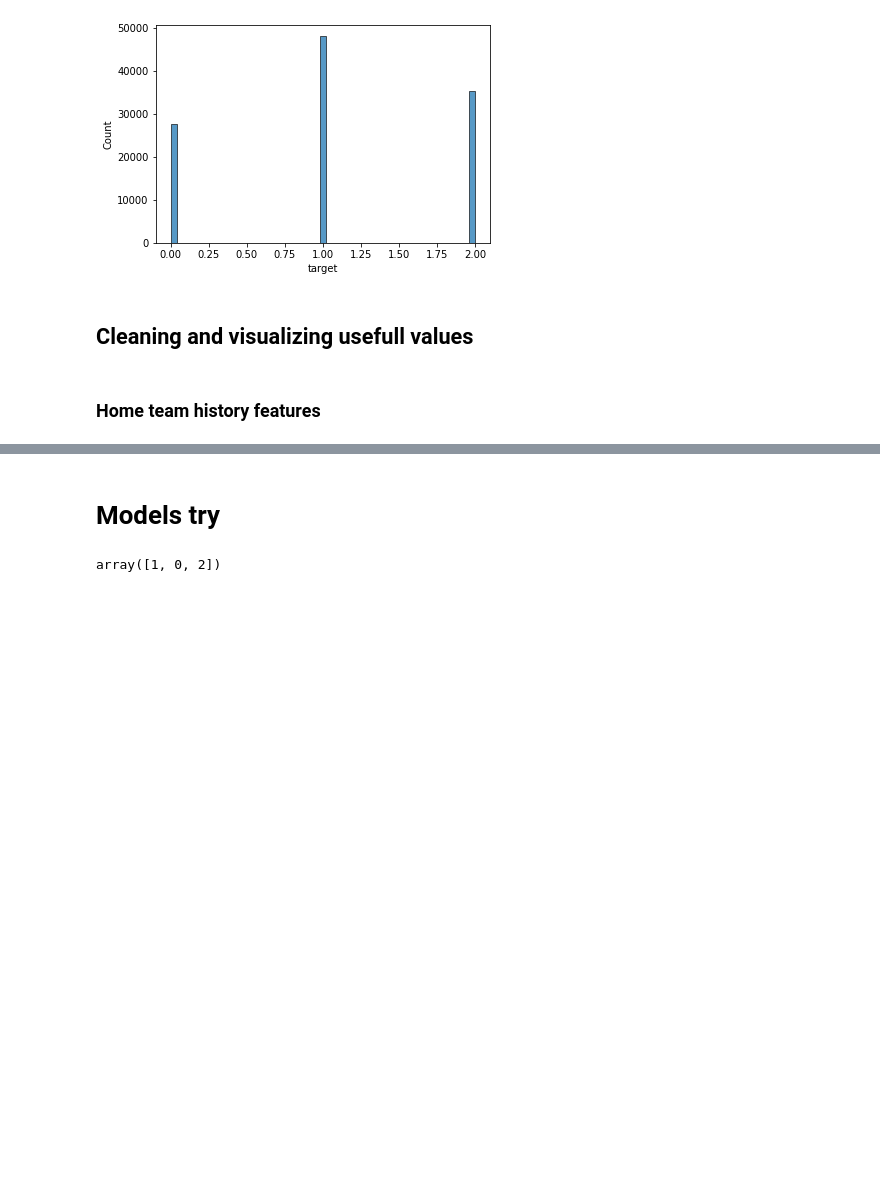
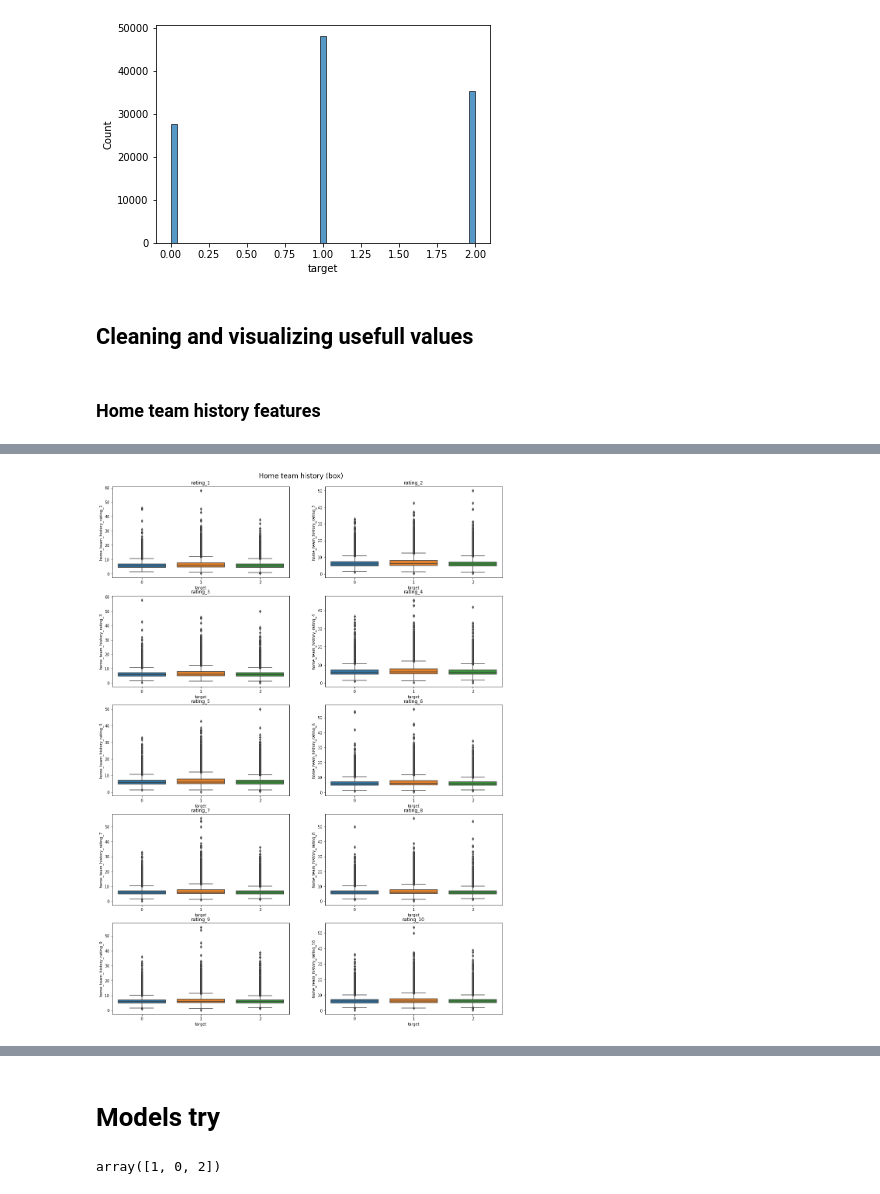
Before and after one commit to ivanshin/-KAGGLE-Football-Match-Probability-Prediction, a Jupyter notebook: vis_analyze.ipynb, the cells around one changed output, grey strips where cells are left out. Cells and saved outputs as stored; diff of their text form; code cells hidden in the pictures; blank space fills up the shorter version.

```diff
--- a/vis_analyze.ipynb
+++ b/vis_analyze.ipynb
@@ -197,0 +132,14 @@ train_set['home_team_history_rating_1'].isna().sum()
+# %%
+fig, axs = plt.subplots(5, 2, figsize= (18,25))
+
+fig.suptitle("Home team history (box)", size= "xx-large", y = 0.9)
+
+cnt = 0
+for i in range(0,10):
+    sns.boxplot(data = train_set, y= train_set[f'home_team_history_rating_{i+1}'], x= train_set['target'],
+             palette= "tab10", ax= axs[cnt % 5][i % 2]).set_title(f'rating_{i+1}')
+
+    if((i+1) % 2 == 0):
+        cnt+=1
+# %% [output]
+[figure, added]
```
Also changed, not shown: parts of 18 cells of this notebook.
